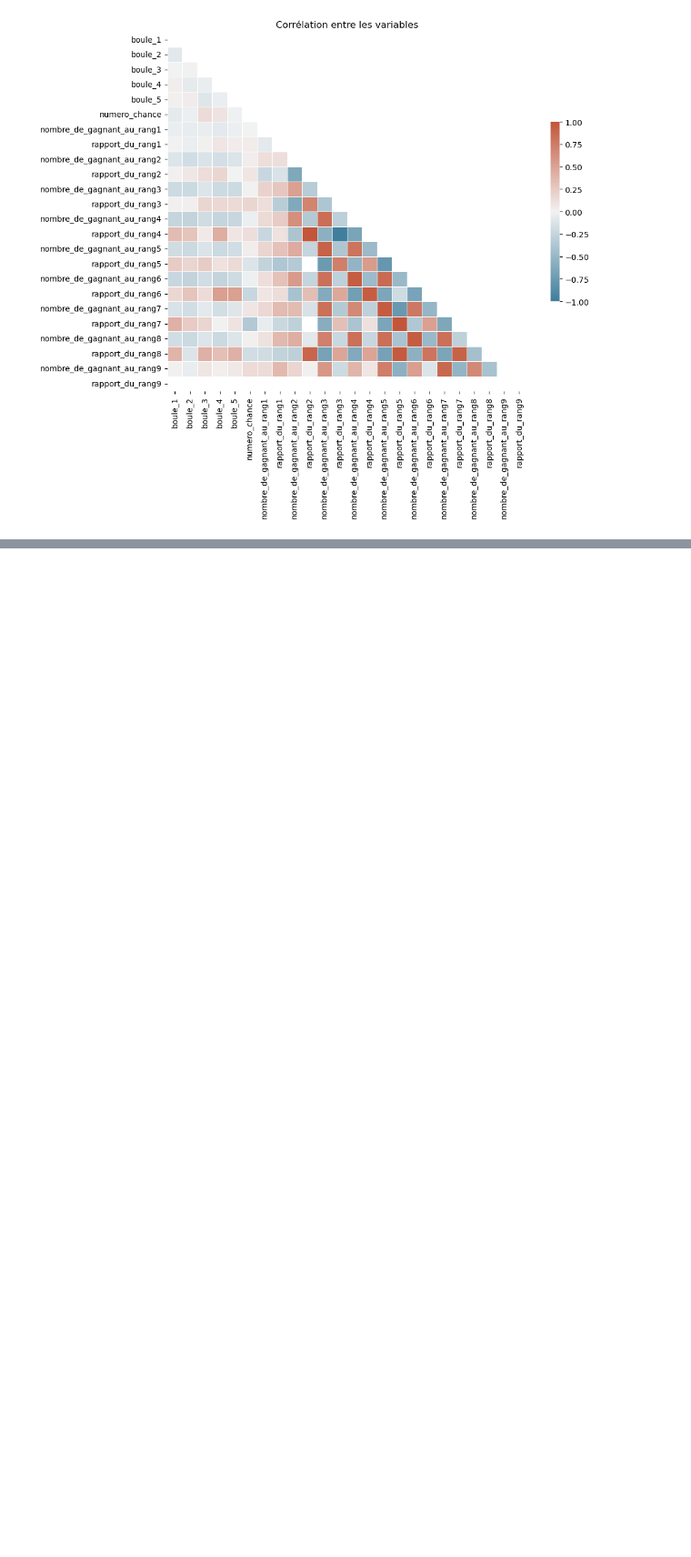
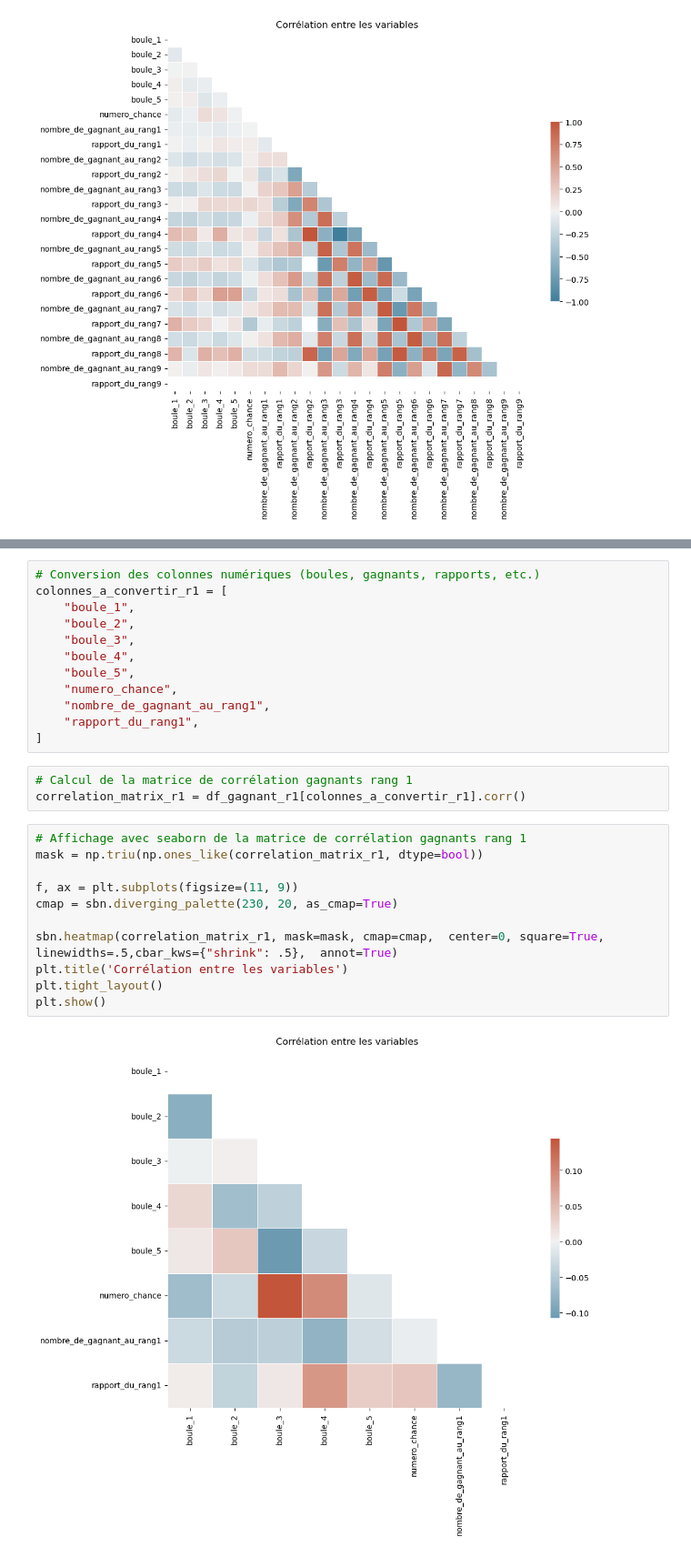
Before and after one commit to AxelArcidiaco/loto_gagnant_prediction, a Jupyter notebook: loto_gagnant_prediction.ipynb, the cells around one changed output, grey strips where cells are left out. Shown: that part at 91% size. Cells and saved outputs as stored; diff of their text form; blank space fills up the shorter version.

Commit message:
2 ème matrice de corrélation focus sur gagnant de rang 1

```diff
--- a/loto_gagnant_prediction.ipynb
+++ b/loto_gagnant_prediction.ipynb
@@ -92,0 +133,28 @@ plt.show()
+# %%
+# Conversion des colonnes numériques (boules, gagnants, rapports, etc.)
+colonnes_a_convertir_r1 = [
+    "boule_1",
+    "boule_2",
+    "boule_3",
+    "boule_4",
+    "boule_5",
+    "numero_chance",
+    "nombre_de_gagnant_au_rang1",
+    "rapport_du_rang1",
+]
+# %%
+# Calcul de la matrice de corrélation gagnants rang 1
+correlation_matrix_r1 = df_gagnant_r1[colonnes_a_convertir_r1].corr()
+# %%
+# Affichage avec seaborn de la matrice de corrélation gagnants rang 1
+mask = np.triu(np.ones_like(correlation_matrix_r1, dtype=bool))
+
+f, ax = plt.subplots(figsize=(11, 9))
+cmap = sbn.diverging_palette(230, 20, as_cmap=True)
+
+sbn.heatmap(correlation_matrix_r1, mask=mask, cmap=cmap,  center=0, square=True, linewidths=.5,cbar_kws={"shrink": .5},  annot=True)
+plt.title('Corrélation entre les variables')
+plt.tight_layout()
+plt.show()
+# %% [output]
+[figure, added]
```
Also changed, not shown: parts of 1 cell of this notebook.
